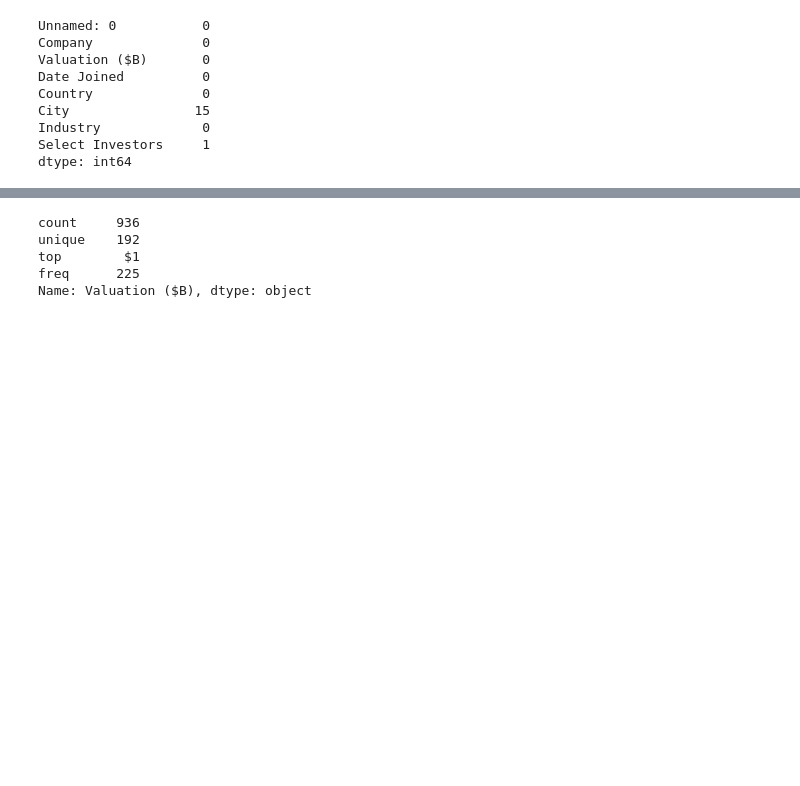
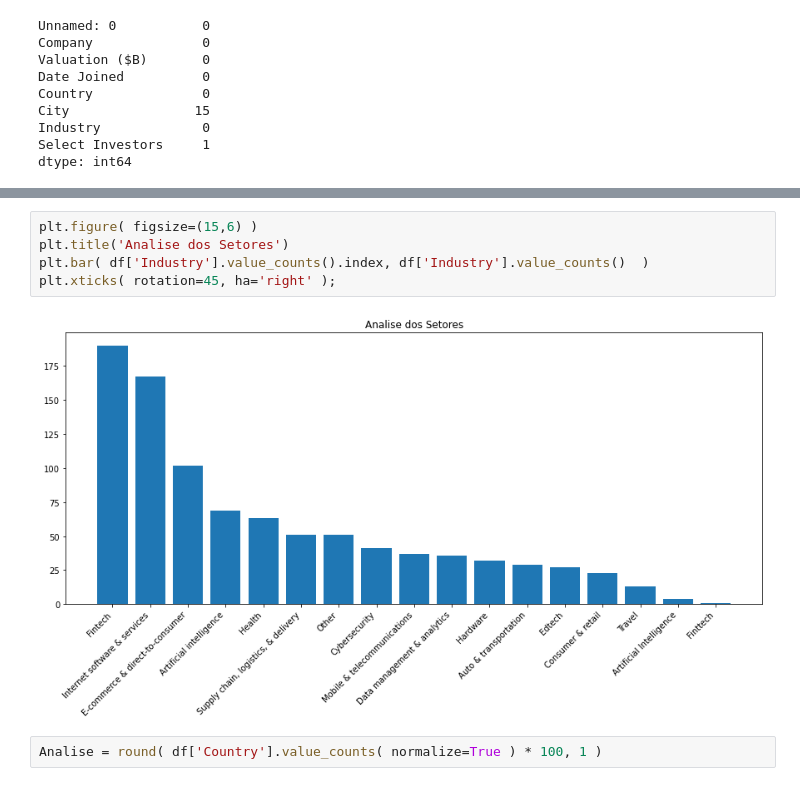
Before and after one commit to Matheus720/Analises-Diagnosticas, a Jupyter notebook: Projeto - Investimeto Unicórnios.ipynb, the cells around one changed output, grey strips where cells are left out. Cells and saved outputs as stored; diff of their text form; blank space fills up the shorter version.

```diff
--- a/Projeto - Investimeto Unicórnios.ipynb
+++ b/Projeto - Investimeto Unicórnios.ipynb
@@ -39,9 +52,11 @@ df.describe(include=object)
 | top | Bolt | $1 | 7/13/2021 | United States | San Francisco | Fintech | Speedinvest, Valar Ventures, Uniq... |
 | freq | 2 | 225 | 8 | 477 | 134 | 190 | 2 |
 # %%
+plt.figure( figsize=(15,6) )
+plt.title('Analise dos Setores')
+plt.bar( df['Industry'].value_counts().index, df['Industry'].value_counts()  )
+plt.xticks( rotation=45, ha='right' );
 # %% [output]
-count     936
-unique    192
-top        $1
-freq      225
-Name: Valuation ($B), dtype: object
+[figure, added]
+# %%
+Analise = round( df['Country'].value_counts( normalize=True ) * 100, 1 )
```
Also changed, not shown: parts of 4 cells of this notebook.
